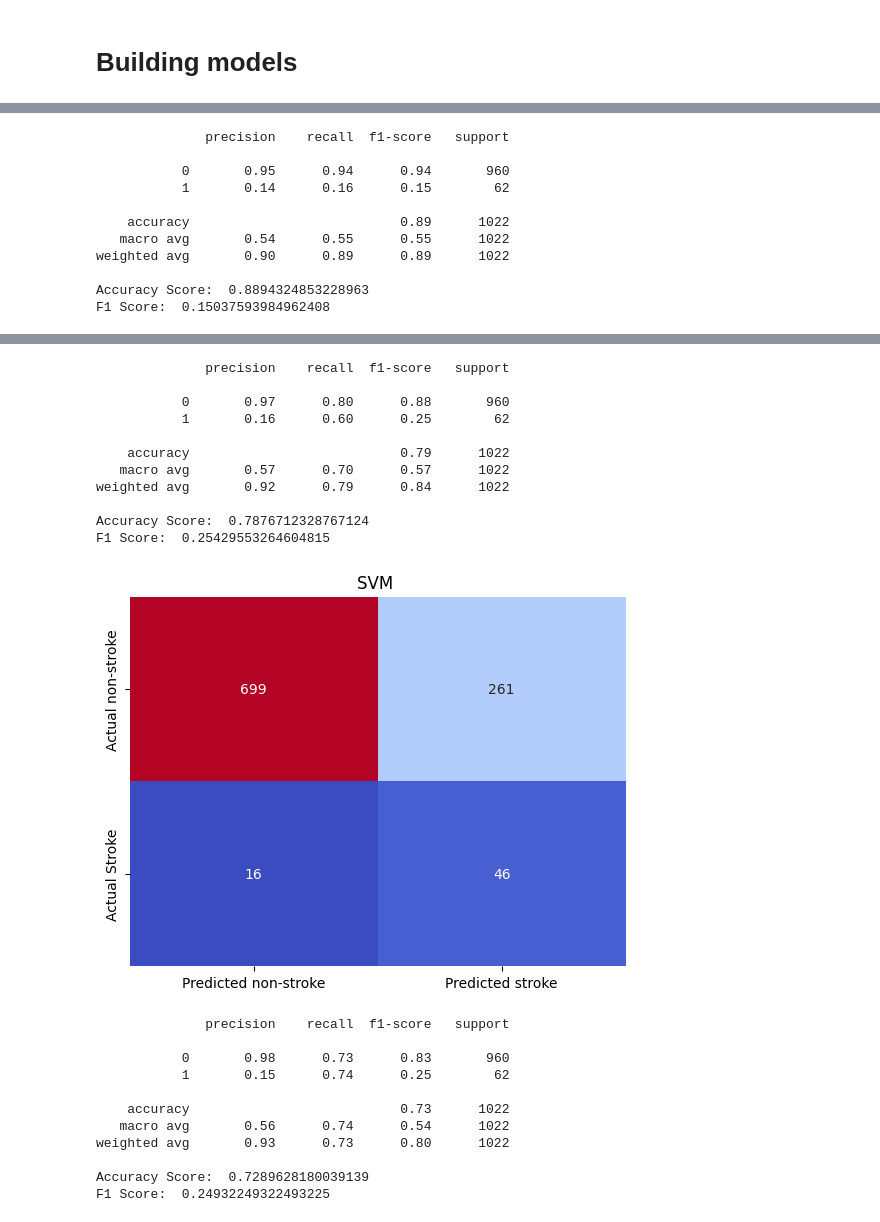
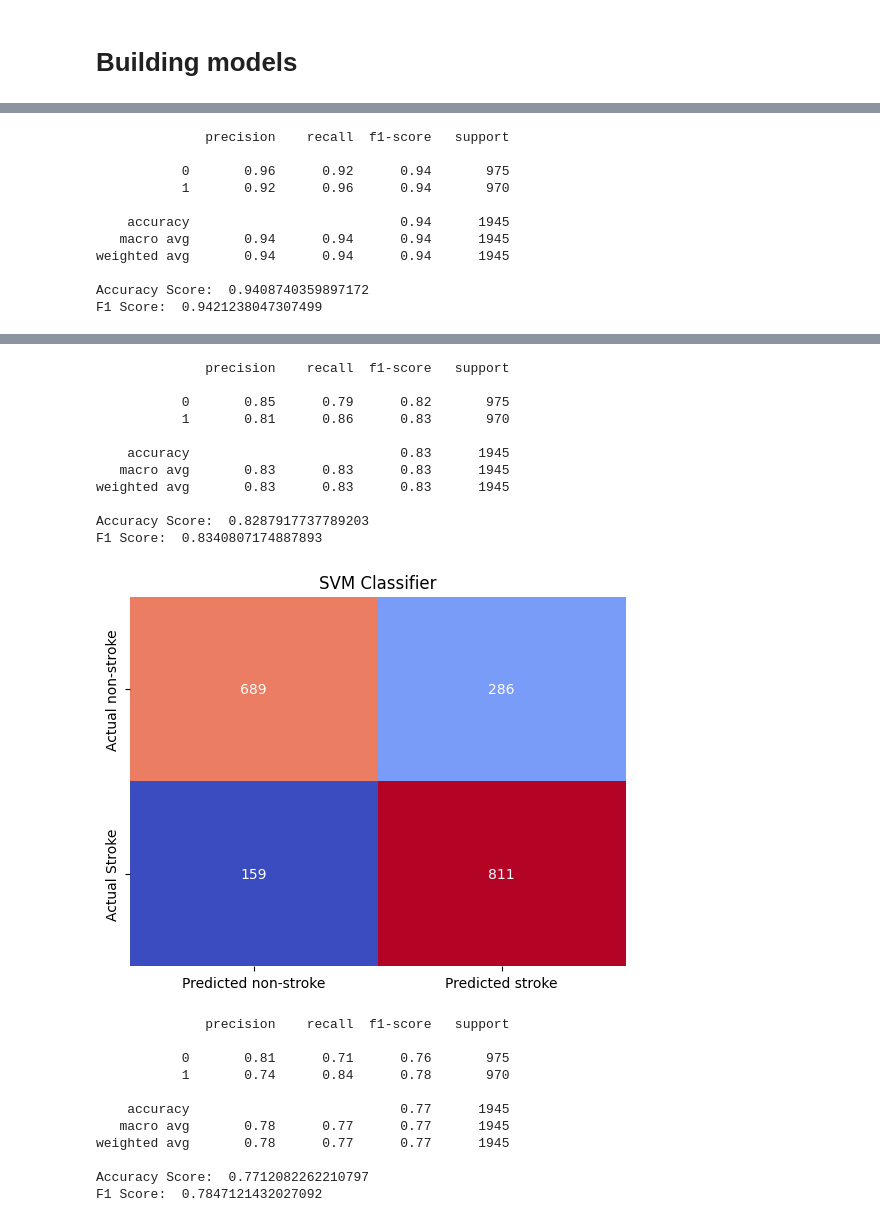
Before and after one commit to Oleh2506/StrokePrediction, a Jupyter notebook: preprocess_data.ipynb, the cells around one changed output, grey strips where cells are left out. Drawn from its saved outputs; the diff is of its cells as text; code cells hidden in the pictures.

Commit message:
swapped "Balance dataset" and "Split dataset into train and test sets"

```diff
--- a/preprocess_data.ipynb
+++ b/preprocess_data.ipynb
@@ -116,0 +124,3 @@ plt.show()
+# %%
+sm = SMOTE(random_state=42)
+X, y = sm.fit_resample(X, y)
@@ -188,22 +174,22 @@ from catboost import CatBoostClassifier
 from sklearn.svm import SVC
 # %%
 def test_models(X_train, y_train, X_test, y_test):
-    models = [['KNearest Neighbor ',KNeighborsClassifier(leaf_size=1, n_neighbors=14, p=2)],
+    models = [['KNearest Neighbor Classifier',KNeighborsClassifier(leaf_size=1, n_neighbors=14, p=2)],
               ['Decision Tree Classifier ',DecisionTreeClassifier()],
               ['Random Forest Classifier ',RandomForestClassifier()],
-              ['Ada Boost ',AdaBoostClassifier()],
-              ['SVM ',SVC()],
-              ['XG Boost',XGBClassifier(learning_rate=0.1, max_depth=9, n_estimators=100)],
-              ['Cat Boost',CatBoostClassifier(logging_level='Silent')]]
+              ['Ada Boost Classifier',AdaBoostClassifier()],
+              ['SVM Classifier',SVC()],
+              ['XG Boost Classifier',XGBClassifier(learning_rate=0.1, max_depth=9, n_estimators=100)],
+              ['Cat Boost Classifier',CatBoostClassifier(logging_level='Silent')]]
 
-    models_scores = []
+    model_scores = []
     for name, model in models:
 
         curr_model = model
         curr_model.fit(X_train, y_train)
         curr_model_pred = curr_model.predict(X_test)
         cm_model = confusion_matrix(y_test, curr_model_pred)
-        models_scores.append((name, accuracy_score(y_test, curr_model_pred), f1_score(y_test, curr_model_pred)))
+        model_scores.append((name, accuracy_score(y_test, curr_model_pred), f1_score(y_test, curr_model_pred)))
 
         plt.title(name)
         sns.heatmap(confusion_matrix(y_test, curr_model_pred), annot=True, fmt='g', cmap='coolwarm', cbar=False,
@@ -215,7 +201,7 @@ def test_models(X_train, y_train, X_test, y_test):
         print('Accuracy Score: ', accuracy_score(y_test, curr_model_pred))
         print('F1 Score: ', f1_score(y_test, curr_model_pred))
 
-    return models_scores
+    return model_scores
 # %%
-models_scores = test_models(X_train_res, y_train_res, X_test, y_test)
+model_scores = test_models(X_train, y_train, X_test, y_test)
 # %% [output]
@@ -247,11 +233,11 @@ F1 Score:  0.14772727272727273
               precision    recall  f1-score   support
 
-           0       0.95      0.94      0.94       960
-           1       0.14      0.16      0.15        62
+           0       0.96      0.92      0.94       975
+           1       0.92      0.96      0.94       970
 
-    accuracy                           0.89      1022
-   macro avg       0.54      0.55      0.55      1022
-weighted avg       0.90      0.89      0.89      1022
+    accuracy                           0.94      1945
+   macro avg       0.94      0.94      0.94      1945
+weighted avg       0.94      0.94      0.94      1945
 
-Accuracy Score:  0.8894324853228963
-F1 Score:  0.15037593984962408
+Accuracy Score:  0.9408740359897172
+F1 Score:  0.9421238047307499
@@ -259,23 +245,23 @@ F1 Score:  0.15037593984962408
               precision    recall  f1-score   support
 
-           0       0.97      0.80      0.88       960
-           1       0.16      0.60      0.25        62
+           0       0.85      0.79      0.82       975
+           1       0.81      0.86      0.83       970
 
-    accuracy                           0.79      1022
-   macro avg       0.57      0.70      0.57      1022
-weighted avg       0.92      0.79      0.84      1022
+    accuracy                           0.83      1945
+   macro avg       0.83      0.83      0.83      1945
+weighted avg       0.83      0.83      0.83      1945
 
-Accuracy Score:  0.7876712328767124
-F1 Score:  0.25429553264604815
+Accuracy Score:  0.8287917737789203
+F1 Score:  0.8340807174887893
-[figure, old version]
+[figure, new version]
               precision    recall  f1-score   support
 
-           0       0.98      0.73      0.83       960
-           1       0.15      0.74      0.25        62
+           0       0.81      0.71      0.76       975
+           1       0.74      0.84      0.78       970
 
-    accuracy                           0.73      1022
-   macro avg       0.56      0.74      0.54      1022
-weighted avg       0.93      0.73      0.80      1022
+    accuracy                           0.77      1945
+   macro avg       0.78      0.77      0.77      1945
+weighted avg       0.78      0.77      0.77      1945
 
-Accuracy Score:  0.7289628180039139
-F1 Score:  0.24932249322493225
+Accuracy Score:  0.7712082262210797
+F1 Score:  0.7847121432027092
```
Also changed, not shown: parts of 16 cells of this notebook, 4 other files.
